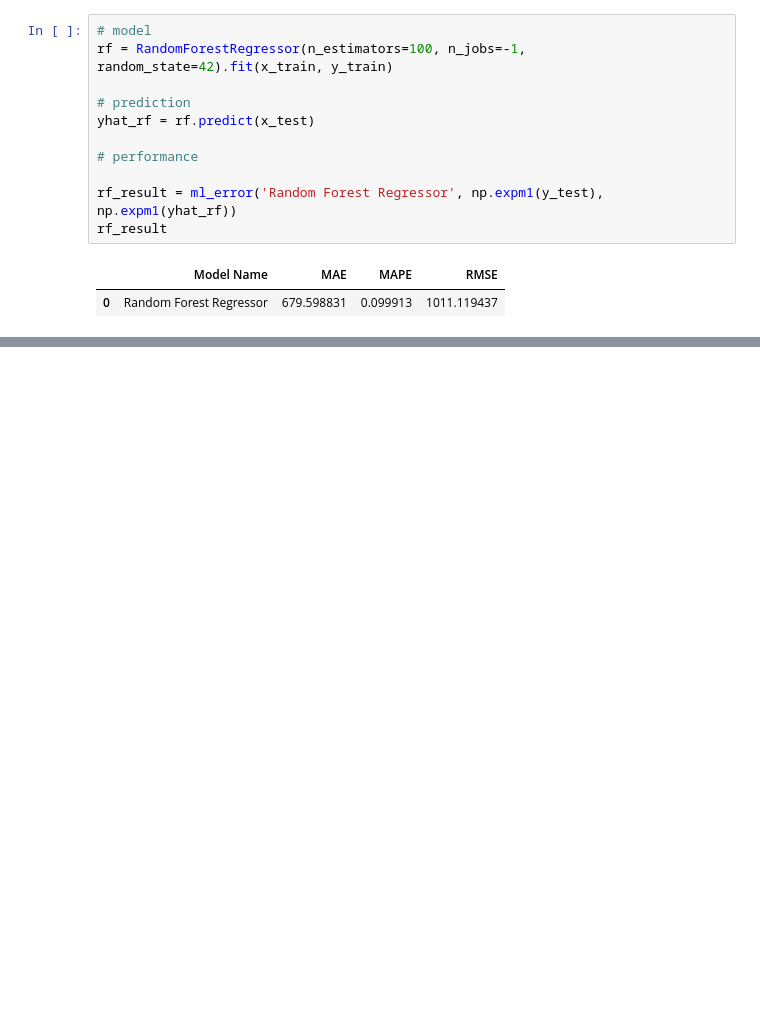
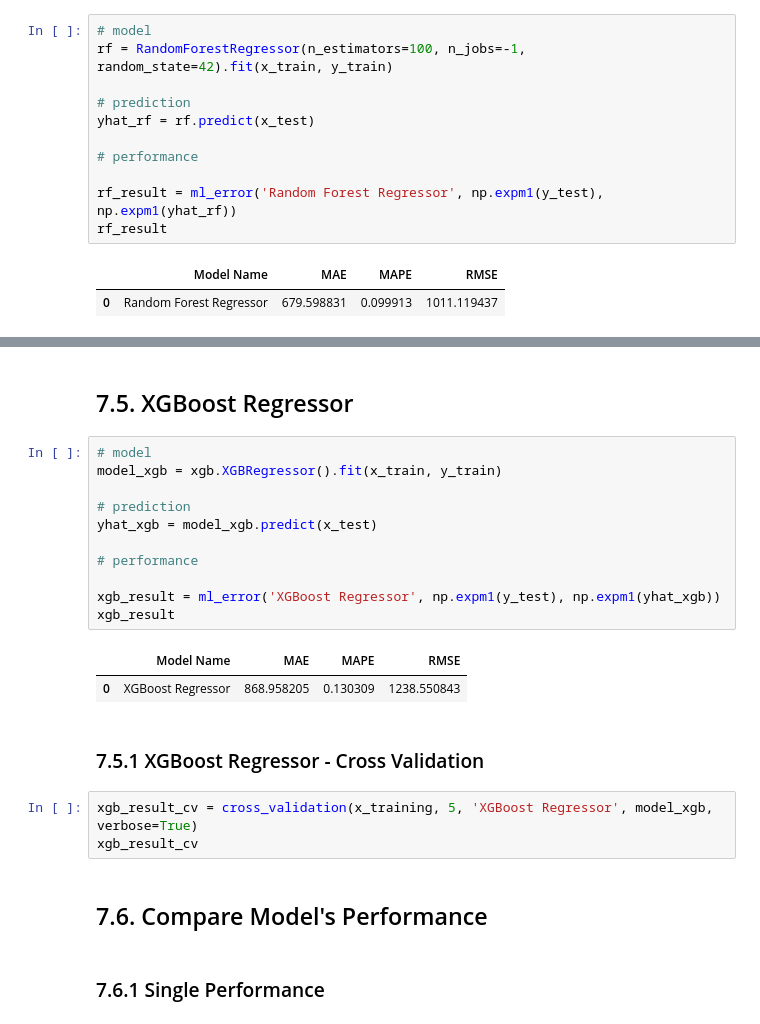
Before and after one commit to pedrovictorss/Data-Scientist-em-Producao, a Jupyter notebook: m07_v01_store_sales_prediction.ipynb, the cells around one changed output, grey strips where cells are left out. Saved outputs shown, nothing was run; the diff lists cells and outputs as text; blank space fills up the shorter version.

```diff
--- a/m07_v01_store_sales_prediction.ipynb
+++ b/m07_v01_store_sales_prediction.ipynb
@@ -1163,0 +1169,25 @@ modelling_result.sort_values('RMSE')
+# %% [markdown]
+## 7.5. XGBoost Regressor
+# %%
+# model
+model_xgb = xgb.XGBRegressor().fit(x_train, y_train)
+
+# prediction
+yhat_xgb = model_xgb.predict(x_test)
+
+# performance
+
+xgb_result = ml_error('XGBoost Regressor', np.expm1(y_test), np.expm1(yhat_xgb))
+xgb_result
+# %% [output]
+|  | Model Name | MAE | MAPE | RMSE |
+| 0 | XGBoost Regressor | 868.958205 | 0.130309 | 1238.550843 |
+# %% [markdown]
+###  7.5.1 XGBoost Regressor - Cross Validation
+# %%
+xgb_result_cv = cross_validation(x_training, 5, 'XGBoost Regressor', model_xgb, verbose=True)
+xgb_result_cv
+# %% [markdown]
+## 7.6. Compare Model's Performance
+# %% [markdown]
+### 7.6.1 Single Performance
```
Also changed, not shown: parts of 40 cells of this notebook.
